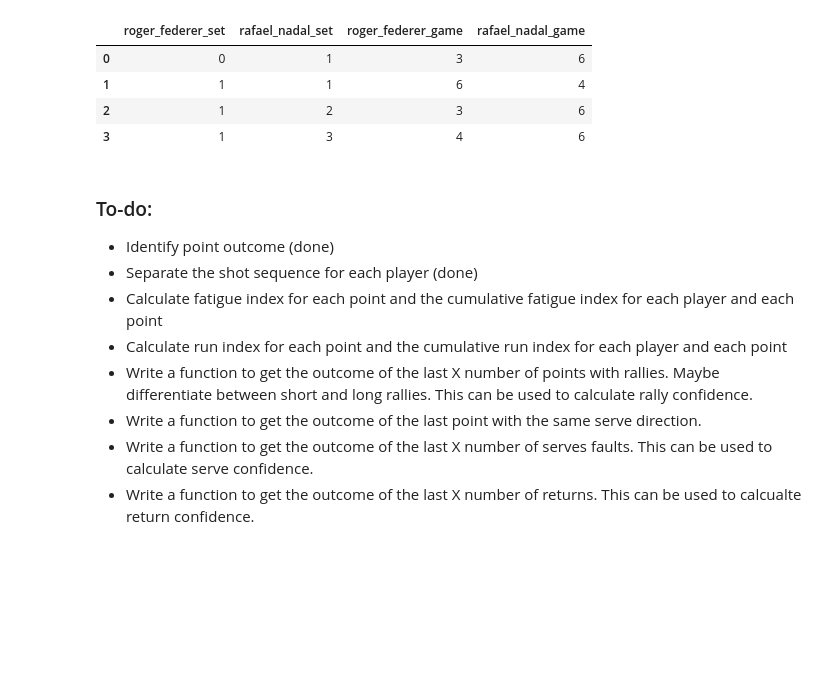
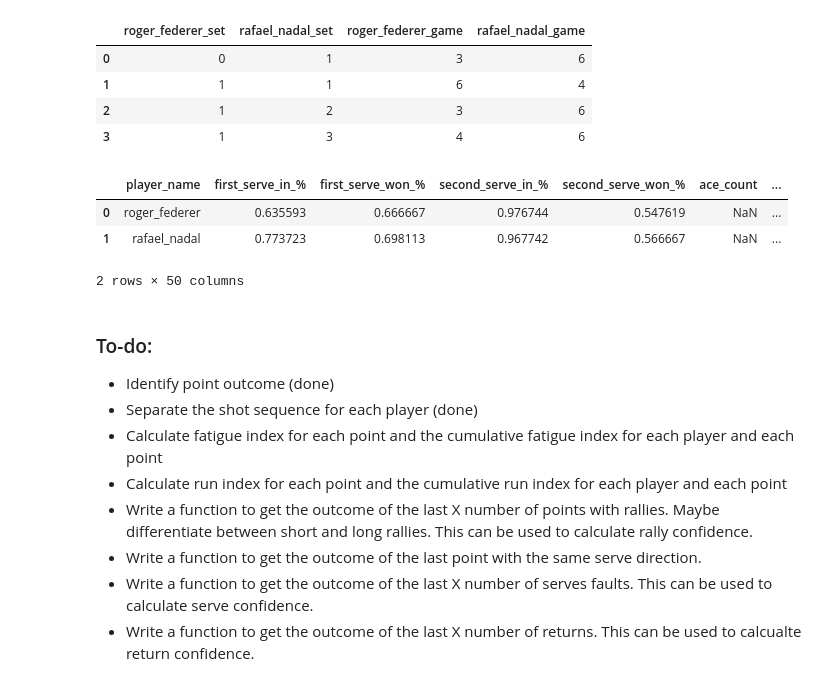
Before and after one commit to GamePointAnalytics/tenantics, a Jupyter notebook: Tennis_Analytics.ipynb, the cells around one changed output. Drawn from its saved outputs; the diff is of its cells as text; code cells hidden in the pictures; blank space fills up the shorter version.

```diff
--- a/Tennis_Analytics.ipynb
+++ b/Tennis_Analytics.ipynb
@@ -2713,7 +2754,5 @@ my_matches = pd.concat([fed_nad_matches, fed_djo_matches, nad_djo_matches])
 
 # Get all the points for that match
 my_points = get_points_in_matches(df_points, my_matches)
-# %%
-my_points = calculate_set_game_index(my_points)
 # %% [markdown]
 # Testing code here <a name='testing' />. Go to <a href=#coding>the method I'm writing. </a>
@@ -2821,3 +2815,12 @@ test_points = my_points[["match_id",
+# %%
+stats = get_stats(points_in_match)
+# %%
+stats
+# %% [output]
+|  | player_name | first_serve_in_% | first_serve_won_% | second_serve_in_% | second_serve_won_% | ace_count | ... |
+| 0 | roger_federer | 0.635593 | 0.666667 | 0.976744 | 0.547619 | NaN | ... |
+| 1 | rafael_nadal | 0.773723 | 0.698113 | 0.967742 | 0.566667 | NaN | ... |
+2 rows × 50 columns
 # %%
 test_points.to_csv("test_points.csv", index=False)
 # %% [markdown]
```
Also changed, not shown: parts of 15 cells of this notebook.
